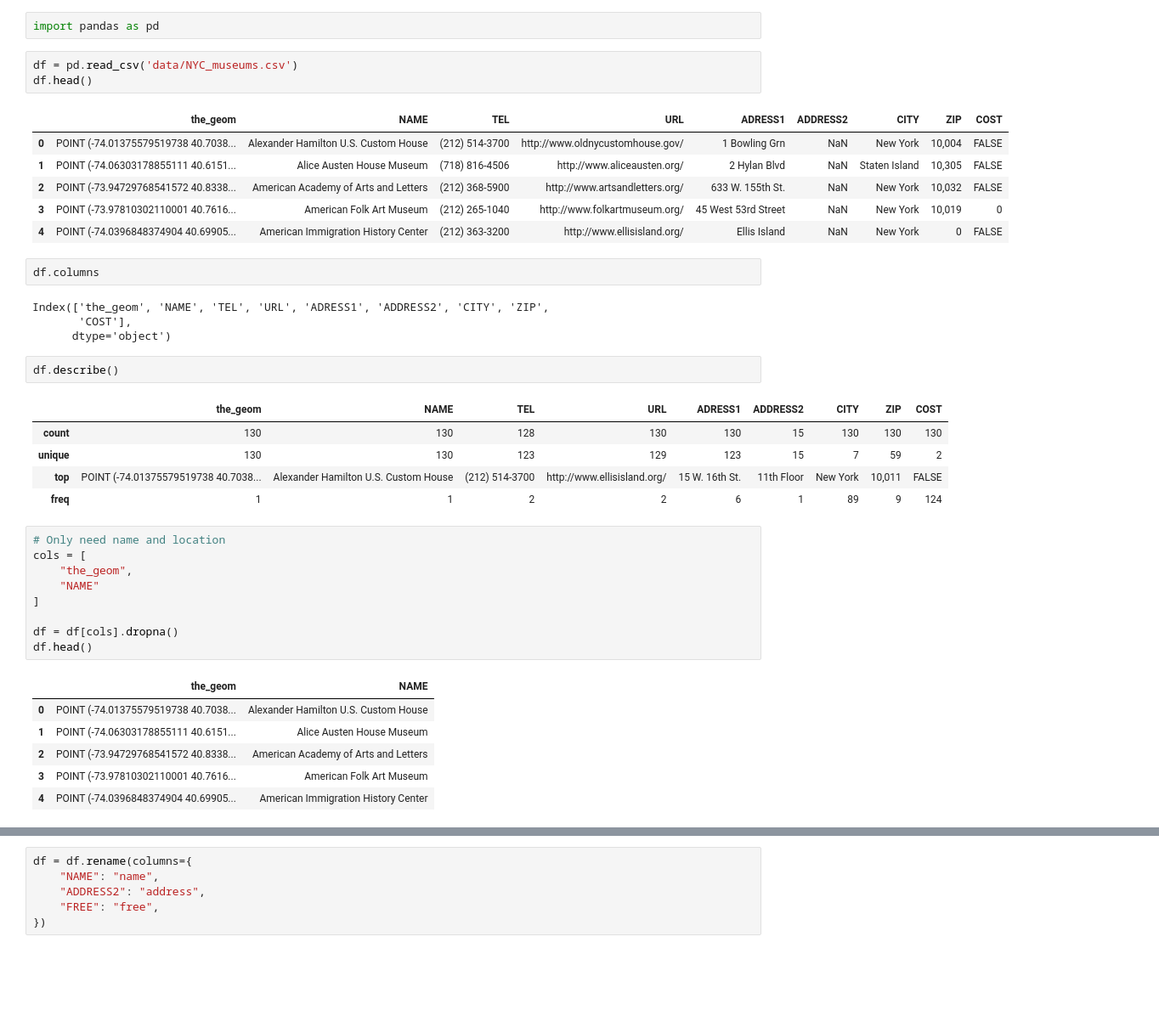
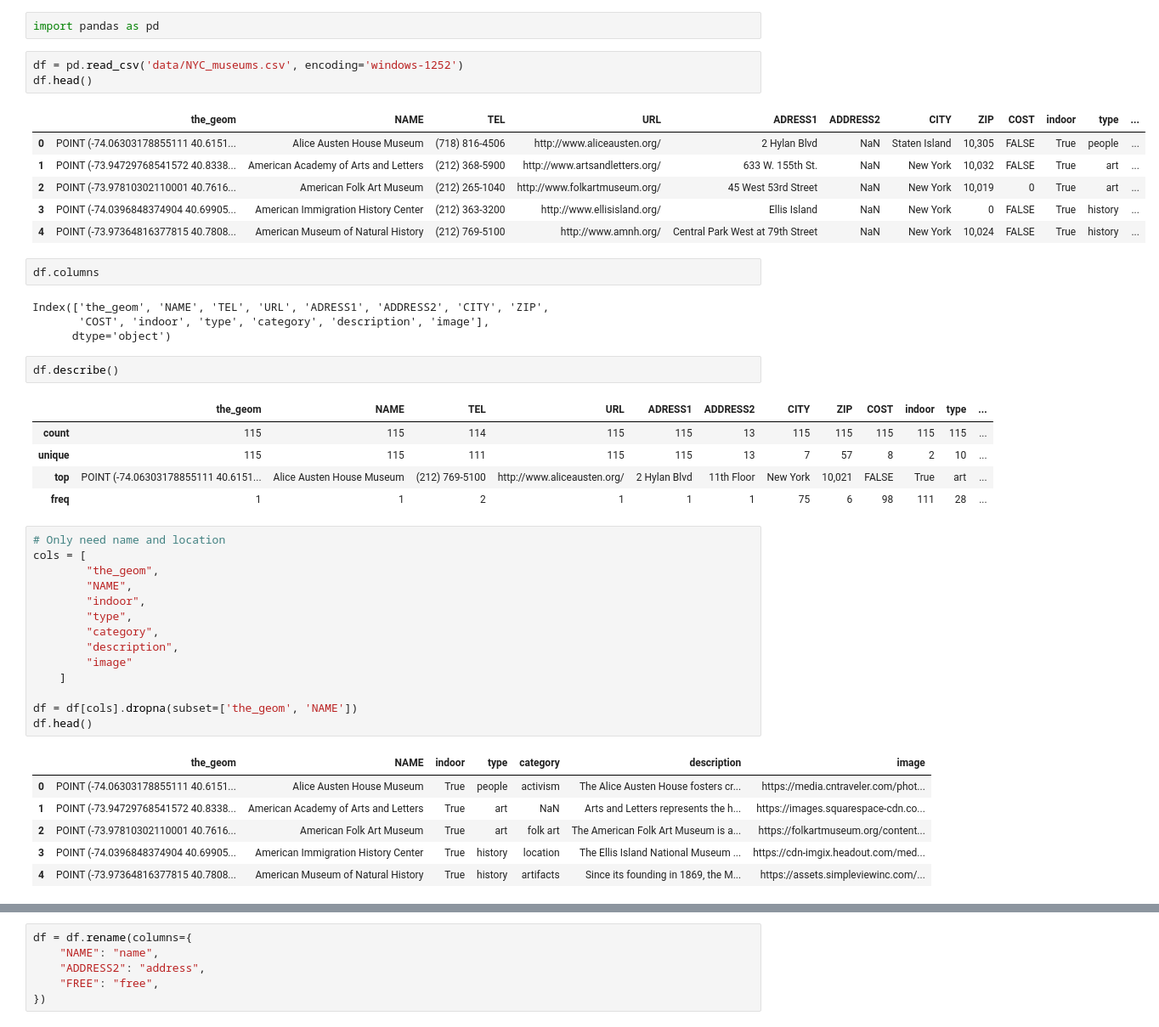
Before and after one commit to ath3naw/Itinerary-Optimizer, a Jupyter notebook: analysis.ipynb, the cells around one changed output, grey strips where cells are left out. Shown at 85% size. Cells and saved outputs as stored; diff of their text form; blank space fills up the shorter version.

```diff
--- a/analysis.ipynb
+++ b/analysis.ipynb
@@ -23,45 +23,50 @@ Note: you may need to restart the kernel to use updated packages.
 # %%
 import pandas as pd
 # %%
-df = pd.read_csv('data/NYC_museums.csv')
+df = pd.read_csv('data/NYC_museums.csv', encoding='windows-1252')
 df.head()
 # %% [output]
-|  | the_geom | NAME | TEL | URL | ADRESS1 | ADDRESS2 | CITY | ZIP | COST |
-| 0 | POINT (-74.01375579519738 40.7038... | Alexander Hamilton U.S. Custom House | (212) 514-3700 | http://www.oldnycustomhouse.gov/ | 1 Bowling Grn | NaN | New York | 10,004 | FALSE |
-| 1 | POINT (-74.06303178855111 40.6151... | Alice Austen House Museum | (718) 816-4506 | http://www.aliceausten.org/ | 2 Hylan Blvd | NaN | Staten Island | 10,305 | FALSE |
-| 2 | POINT (-73.94729768541572 40.8338... | American Academy of Arts and Letters | (212) 368-5900 | http://www.artsandletters.org/ | 633 W. 155th St. | NaN | New York | 10,032 | FALSE |
-| 3 | POINT (-73.97810302110001 40.7616... | American Folk Art Museum | (212) 265-1040 | http://www.folkartmuseum.org/ | 45 West 53rd Street | NaN | New York | 10,019 | 0 |
-| 4 | POINT (-74.0396848374904 40.69905... | American Immigration History Center | (212) 363-3200 | http://www.ellisisland.org/ | Ellis Island | NaN | New York | 0 | FALSE |
+|  | the_geom | NAME | TEL | URL | ADRESS1 | ADDRESS2 | CITY | ZIP | COST | indoor | type | ... |
+| 0 | POINT (-74.06303178855111 40.6151... | Alice Austen House Museum | (718) 816-4506 | http://www.aliceausten.org/ | 2 Hylan Blvd | NaN | Staten Island | 10,305 | FALSE | True | people | ... |
+| 1 | POINT (-73.94729768541572 40.8338... | American Academy of Arts and Letters | (212) 368-5900 | http://www.artsandletters.org/ | 633 W. 155th St. | NaN | New York | 10,032 | FALSE | True | art | ... |
+| 2 | POINT (-73.97810302110001 40.7616... | American Folk Art Museum | (212) 265-1040 | http://www.folkartmuseum.org/ | 45 West 53rd Street | NaN | New York | 10,019 | 0 | True | art | ... |
+| 3 | POINT (-74.0396848374904 40.69905... | American Immigration History Center | (212) 363-3200 | http://www.ellisisland.org/ | Ellis Island | NaN | New York | 0 | FALSE | True | history | ... |
+| 4 | POINT (-73.97364816377815 40.7808... | American Museum of Natural History | (212) 769-5100 | http://www.amnh.org/ | Central Park West at 79th Street | NaN | New York | 10,024 | FALSE | True | history | ... |
 # %%
 df.columns
 # %% [output]
 Index(['the_geom', 'NAME', 'TEL', 'URL', 'ADRESS1', 'ADDRESS2', 'CITY', 'ZIP',
-       'COST'],
+       'COST', 'indoor', 'type', 'category', 'description', 'image'],
       dtype='object')
 # %%
 df.describe()
 # %% [output]
-|  | the_geom | NAME | TEL | URL | ADRESS1 | ADDRESS2 | CITY | ZIP | COST |
-| count | 130 | 130 | 128 | 130 | 130 | 15 | 130 | 130 | 130 |
-| unique | 130 | 130 | 123 | 129 | 123 | 15 | 7 | 59 | 2 |
-| top | POINT (-74.01375579519738 40.7038... | Alexander Hamilton U.S. Custom House | (212) 514-3700 | http://www.ellisisland.org/ | 15 W. 16th St. | 11th Floor | New York | 10,011 | FALSE |
-| freq | 1 | 1 | 2 | 2 | 6 | 1 | 89 | 9 | 124 |
+|  | the_geom | NAME | TEL | URL | ADRESS1 | ADDRESS2 | CITY | ZIP | COST | indoor | type | ... |
+| count | 115 | 115 | 114 | 115 | 115 | 13 | 115 | 115 | 115 | 115 | 115 | ... |
+| unique | 115 | 115 | 111 | 115 | 115 | 13 | 7 | 57 | 8 | 2 | 10 | ... |
+| top | POINT (-74.06303178855111 40.6151... | Alice Austen House Museum | (212) 769-5100 | http://www.aliceausten.org/ | 2 Hylan Blvd | 11th Floor | New York | 10,021 | FALSE | True | art | ... |
+| freq | 1 | 1 | 2 | 1 | 1 | 1 | 75 | 6 | 98 | 111 | 28 | ... |
 # %%
 # Only need name and location
 cols = [
-    "the_geom",
-    "NAME"
-]
+        "the_geom",
+        "NAME",
+        "indoor",
+        "type",
+        "category",
+        "description",
+        "image"
+    ]
 
-df = df[cols].dropna()
+df = df[cols].dropna(subset=['the_geom', 'NAME'])
 df.head()
 # %% [output]
-|  | the_geom | NAME |
-| 0 | POINT (-74.01375579519738 40.7038... | Alexander Hamilton U.S. Custom House |
-| 1 | POINT (-74.06303178855111 40.6151... | Alice Austen House Museum |
-| 2 | POINT (-73.94729768541572 40.8338... | American Academy of Arts and Letters |
-| 3 | POINT (-73.97810302110001 40.7616... | American Folk Art Museum |
-| 4 | POINT (-74.0396848374904 40.69905... | American Immigration History Center |
+|  | the_geom | NAME | indoor | type | category | description | image |
+| 0 | POINT (-74.06303178855111 40.6151... | Alice Austen House Museum | True | people | activism | The Alice Austen House fosters cr... | https://media.cntraveler.com/phot... |
+| 1 | POINT (-73.94729768541572 40.8338... | American Academy of Arts and Letters | True | art | NaN | Arts and Letters represents the h... | https://images.squarespace-cdn.co... |
+| 2 | POINT (-73.97810302110001 40.7616... | American Folk Art Museum | True | art | folk art | The American Folk Art Museum is a... | https://folkartmuseum.org/content... |
+| 3 | POINT (-74.0396848374904 40.69905... | American Immigration History Center | True | history | location | The Ellis Island National Museum ... | https://cdn-imgix.headout.com/med... |
+| 4 | POINT (-73.97364816377815 40.7808... | American Museum of Natural History | True | history | artifacts | Since its founding in 1869, the M... | https://assets.simpleviewinc.com/... |
 # %%
 df.describe()
 # %% [output]
```
Also changed, not shown: parts of 9 cells of this notebook, 5 other files.
